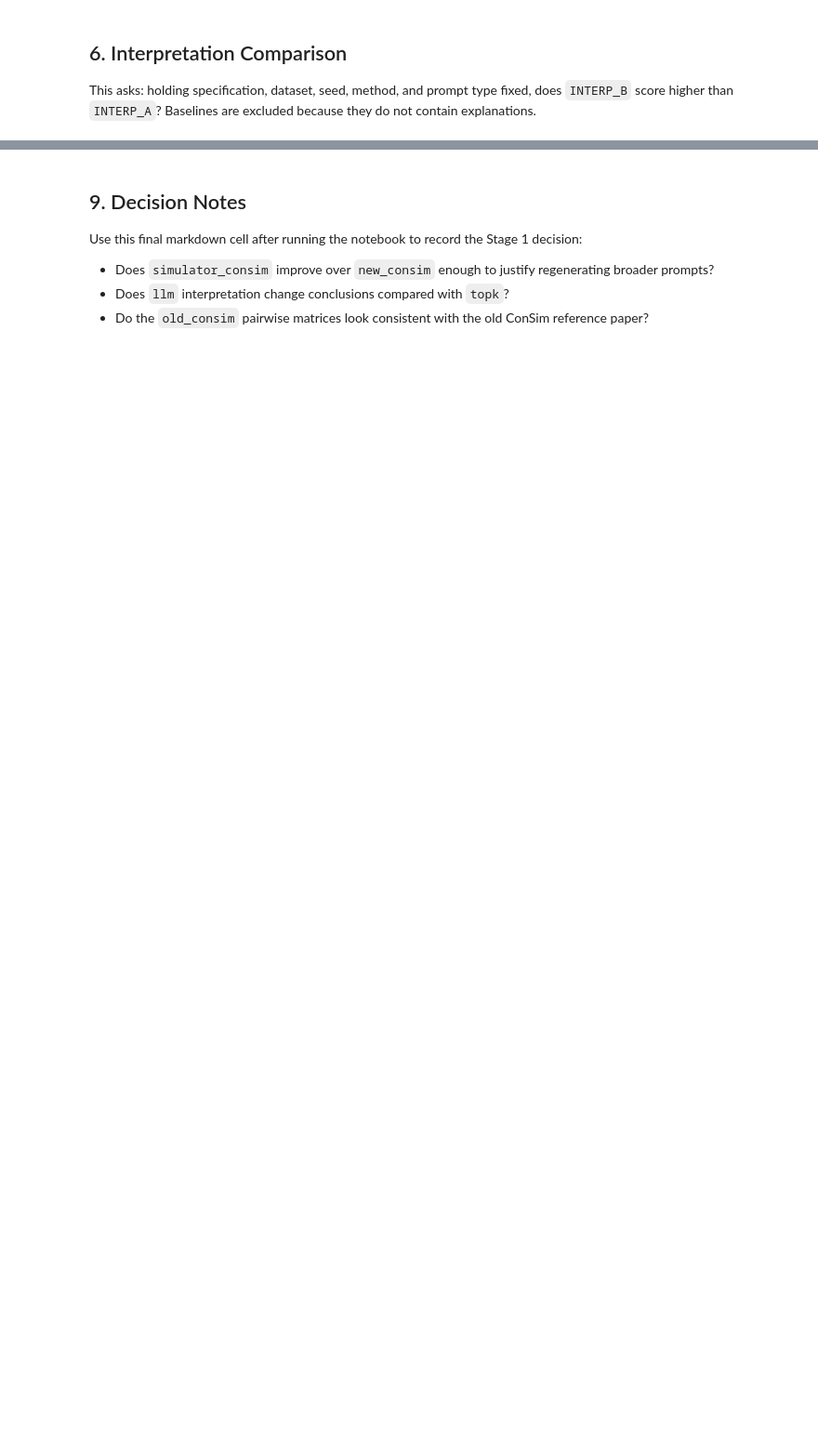
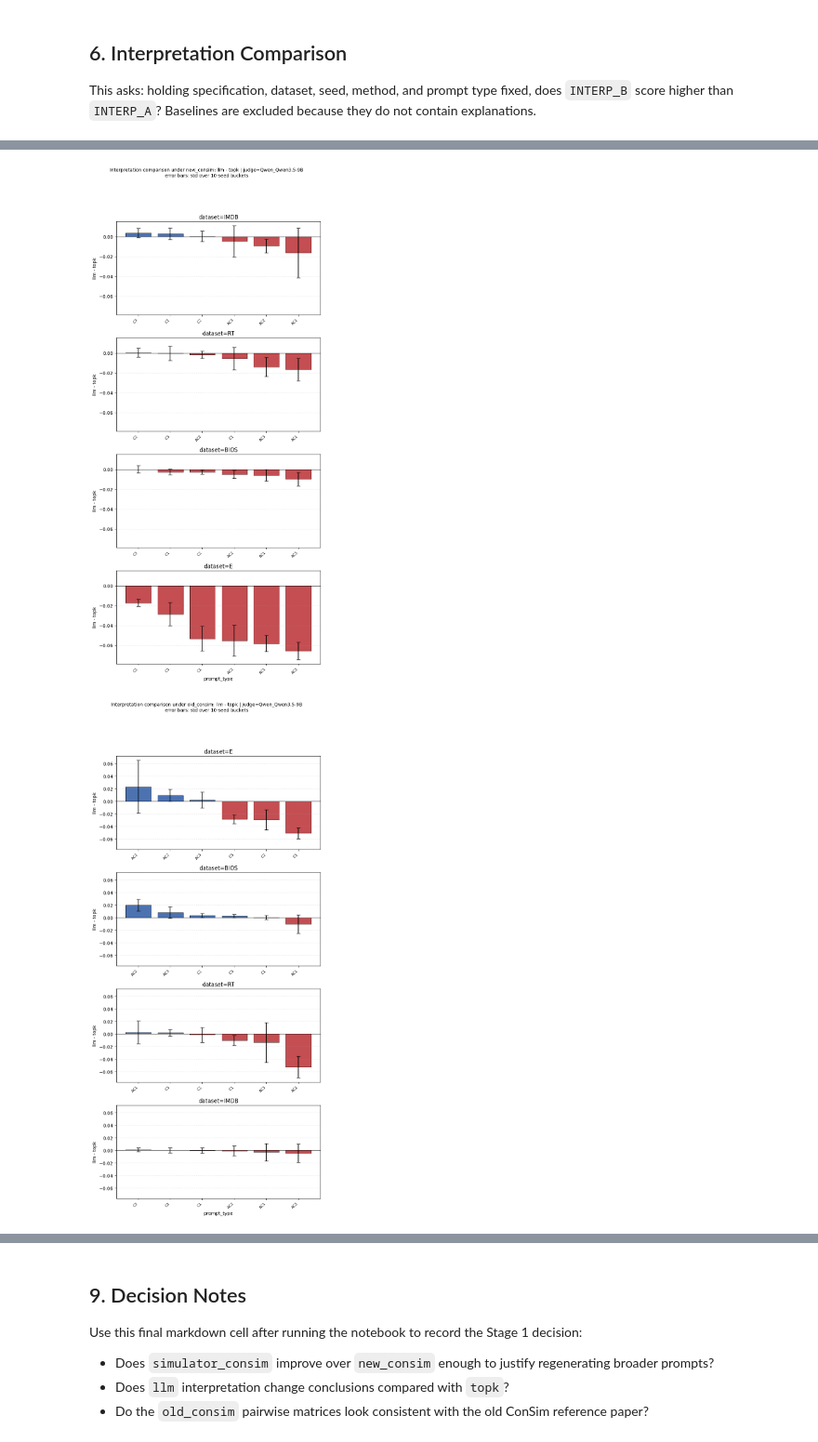
Before and after one commit to AntoninPoche/simulatability_shortcut, a Jupyter notebook: notebooks/4_compare_consim.ipynb, the cells around one changed output, grey strips where cells are left out. Shown at 93% size. Saved outputs shown, nothing was run; the diff lists cells and outputs as text; code cells hidden in the pictures; blank space fills up the shorter version.

```diff
--- a/notebooks/4_compare_consim.ipynb
+++ b/notebooks/4_compare_consim.ipynb
@@ -287,16 +275,13 @@ interp_stats = bucket_difference_stats(
     interp_wide,
     value_a=INTERP_A,
     value_b=INTERP_B,
-    group_cols=["specification", "dataset", "classes_subset", "prompt_type"],
+    group_cols=["specification", "dataset", "prompt_type"],
 )
-# Same rule as above: never pool different datasets just because they have
-# the same classes_subset representation.
-interp_stats["dataset_classes_subset"] = interp_stats["dataset"] + " | " + interp_stats["classes_subset"].astype(str)
 
 for specification, sub_stats in interp_stats.groupby("specification", dropna=False):
     fig, axes = plot_difference_bars(
         sub_stats,
-        panel_col="dataset_classes_subset",
+        panel_col="dataset",
         ylabel=f"{INTERP_B} - {INTERP_A}",
         title=(
             f"Interpretation comparison under {specification}: {INTERP_B} - {INTERP_A} | judge={MODEL_FILE}\n"
@@ -307,3 +292,4 @@ for specification, sub_stats in interp_stats.groupby("specification", dropna=Fal
     )
     plt.show()
 interp_stats
+# %% [output]
@@ -309,0 +297,2 @@ interp_stats
+[figure, added]
+[figure, added]
```
Also changed, not shown: parts of 17 cells of this notebook, 6 other files.
